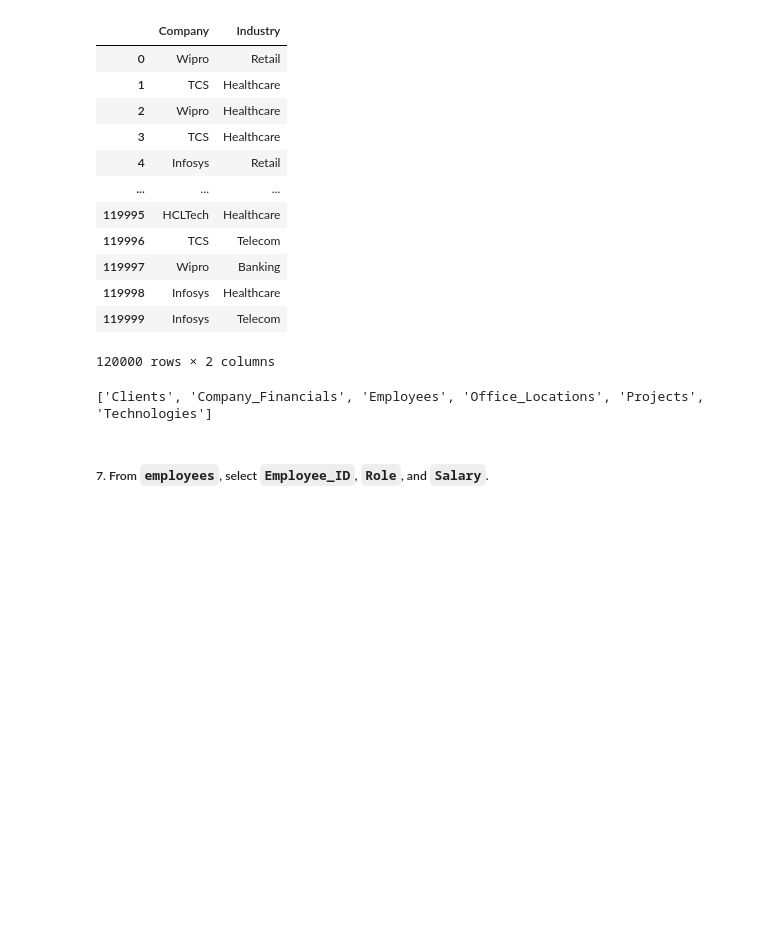
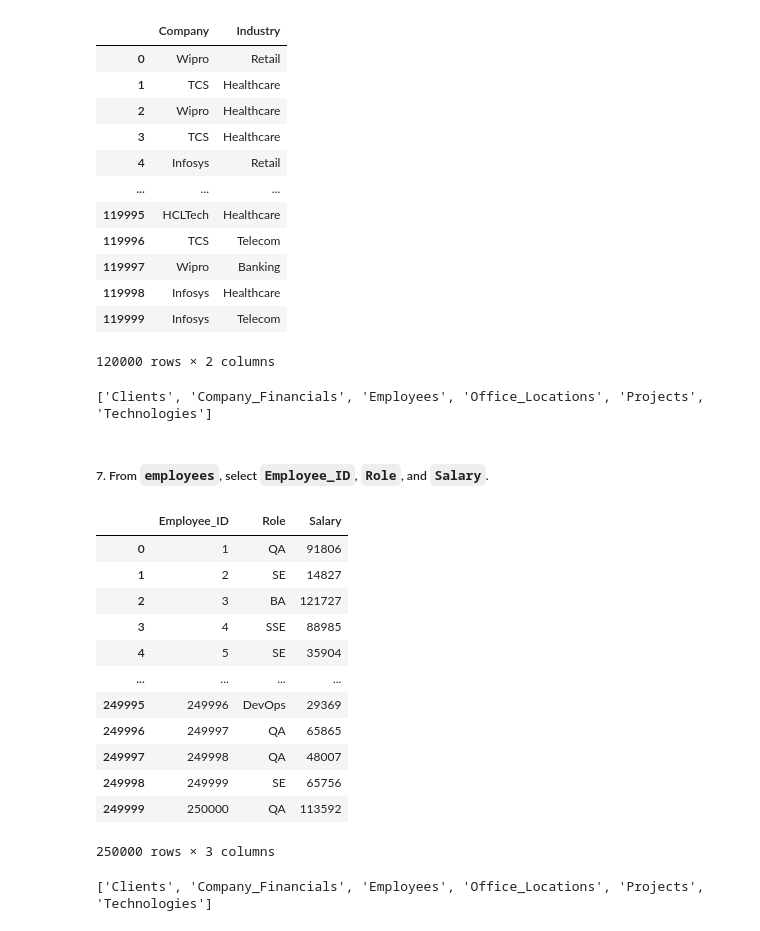
Before and after one commit to shiva3994/Projects, a Jupyter notebook: Python/L_Big4_India.ipynb, the cells around one changed output. Saved outputs shown, nothing was run; the diff lists cells and outputs as text; code cells hidden in the pictures; blank space fills up the shorter version.

```diff
--- a/Python/L_Big4_India.ipynb
+++ b/Python/L_Big4_India.ipynb
@@ -135,3 +135,23 @@ print(list(data_dict.keys()))
 ['Clients', 'Company_Financials', 'Employees', 'Office_Locations', 'Projects', 'Technologies']
 # %% [markdown]
 ##### 7. From `employees`, select `Employee_ID`, `Role`, and `Salary`.
+# %%
+data_dict['Employees'][['Employee_ID','Role','Salary']]
+# %% [output]
+|  | Employee_ID | Role | Salary |
+| 0 | 1 | QA | 91806 |
+| 1 | 2 | SE | 14827 |
+| 2 | 3 | BA | 121727 |
+| 3 | 4 | SSE | 88985 |
+| 4 | 5 | SE | 35904 |
+| ... | ... | ... | ... |
+| 249995 | 249996 | DevOps | 29369 |
+| 249996 | 249997 | QA | 65865 |
+| 249997 | 249998 | QA | 48007 |
+| 249998 | 249999 | SE | 65756 |
+| 249999 | 250000 | QA | 113592 |
+250000 rows × 3 columns
+# %%
+print(list(data_dict.keys()))
+# %% [output]
+['Clients', 'Company_Financials', 'Employees', 'Office_Locations', 'Projects', 'Technologies']
```
Also changed, not shown: parts of 5 cells of this notebook.
